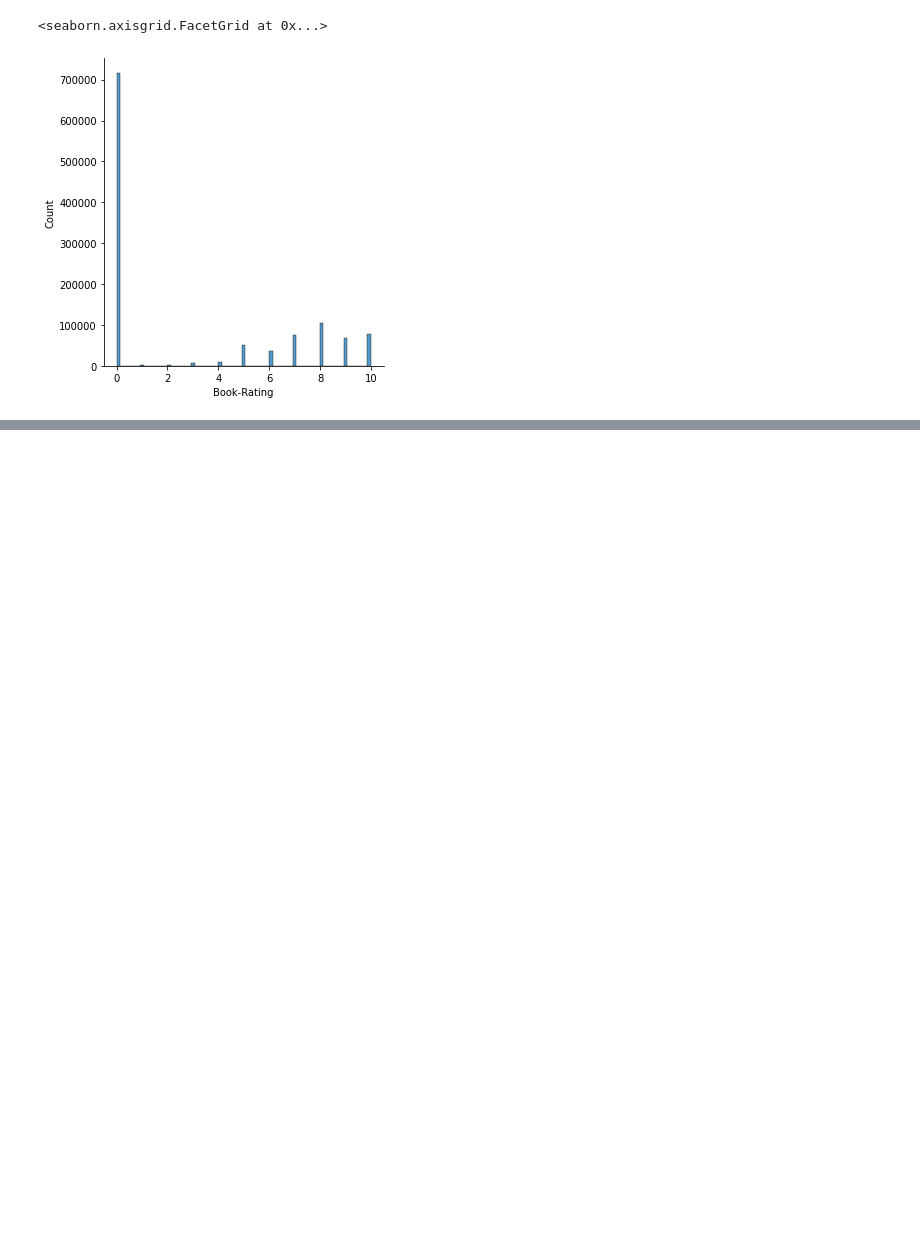
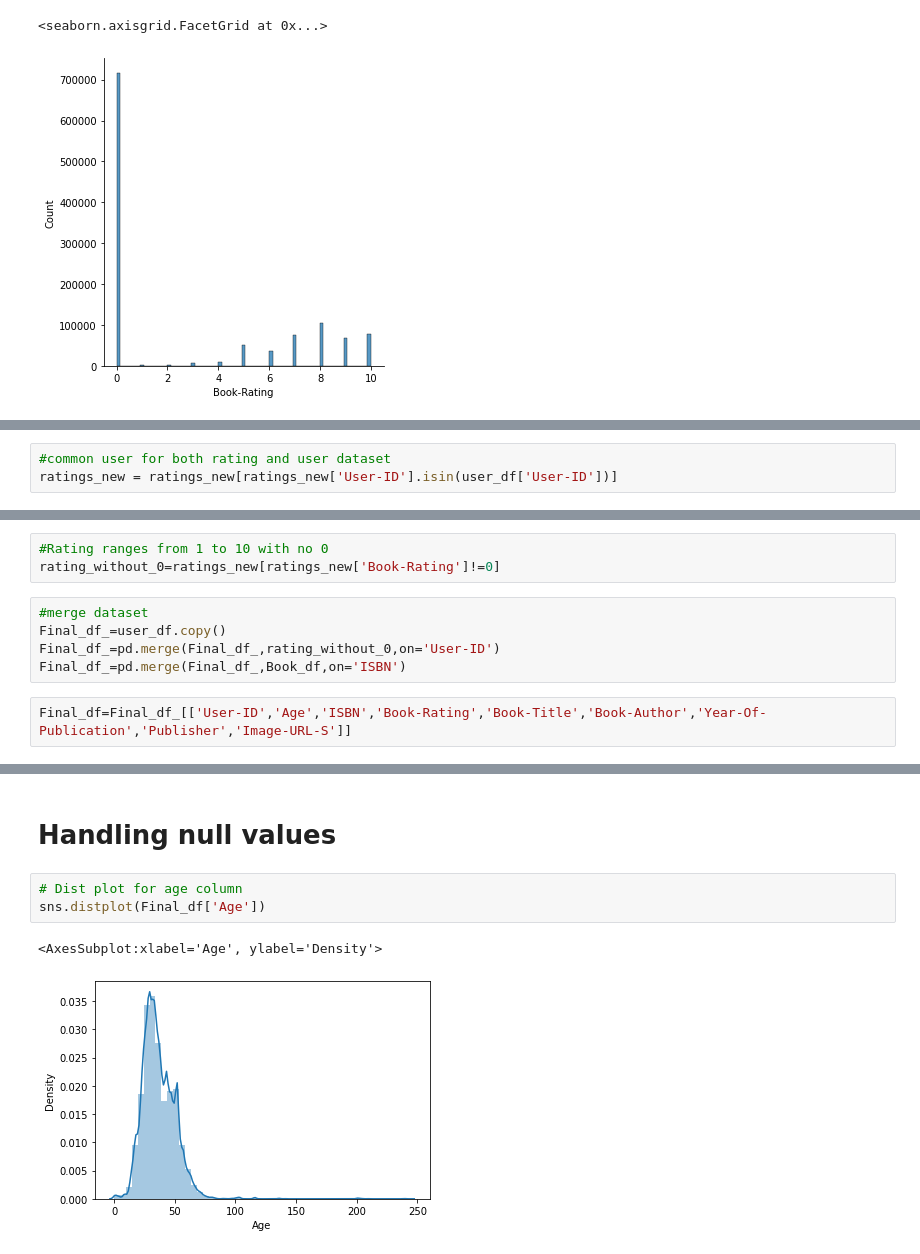
Before and after one commit to mukteshsingh95/Book-Recommendation-System, a Jupyter notebook: Book_Recommendation_System.ipynb, the cells around one changed output, grey strips where cells are left out. Drawn from its saved outputs; the diff is of its cells as text; blank space fills up the shorter version.

```diff
--- a/Book_Recommendation_System.ipynb
+++ b/Book_Recommendation_System.ipynb
@@ -430,0 +496,3 @@ sns.displot(rating_df['Book-Rating'])
+# %%
+#common user for both rating and user dataset
+ratings_new = ratings_new[ratings_new['User-ID'].isin(user_df['User-ID'])]
@@ -430,0 +548,10 @@ sns.displot(rating_df['Book-Rating'])
+# %%
+#Rating ranges from 1 to 10 with no 0
+rating_without_0=ratings_new[ratings_new['Book-Rating']!=0]
+# %%
+#merge dataset
+Final_df_=user_df.copy()
+Final_df_=pd.merge(Final_df_,rating_without_0,on='User-ID')
+Final_df_=pd.merge(Final_df_,Book_df,on='ISBN')
+# %%
+Final_df=Final_df_[['User-ID','Age','ISBN','Book-Rating','Book-Title','Book-Author','Year-Of-Publication','Publisher','Image-URL-S']]
@@ -430,0 +587,8 @@ sns.displot(rating_df['Book-Rating'])
+# %% [markdown]
+# Handling null values
+# %%
+# Dist plot for age column
+sns.distplot(Final_df['Age'])
+# %% [output]
+<AxesSubplot:xlabel='Age', ylabel='Density'>
+[figure, added]
```
Also changed, not shown: parts of 42 cells of this notebook.
